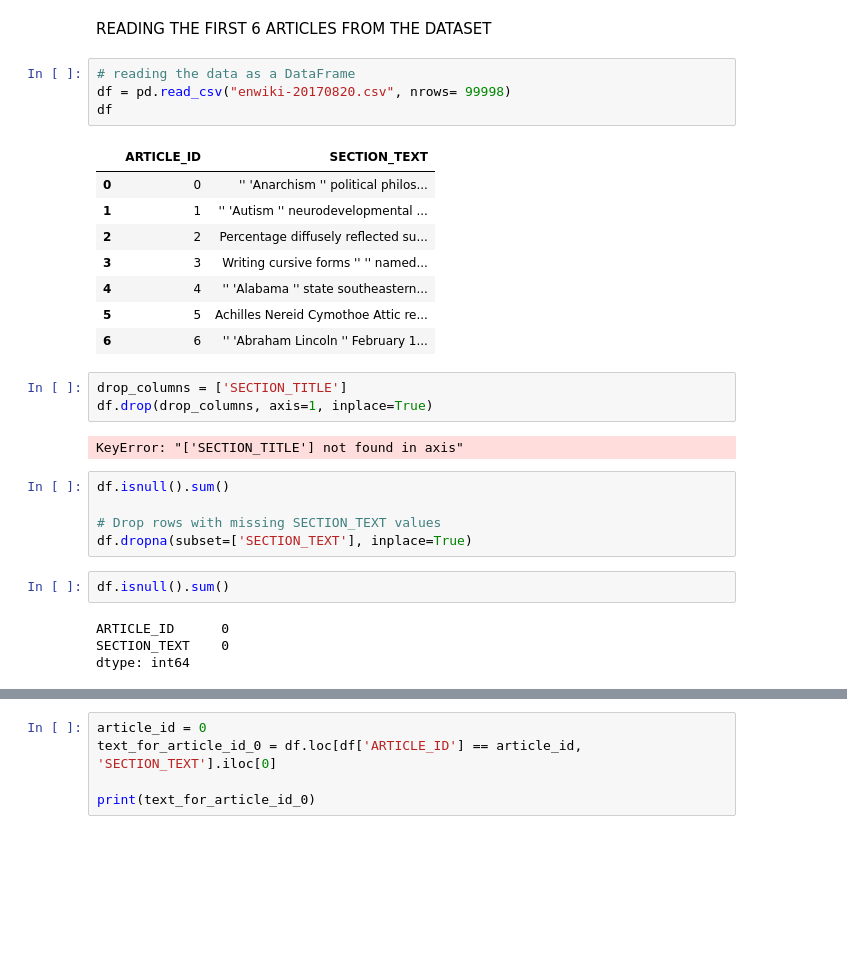
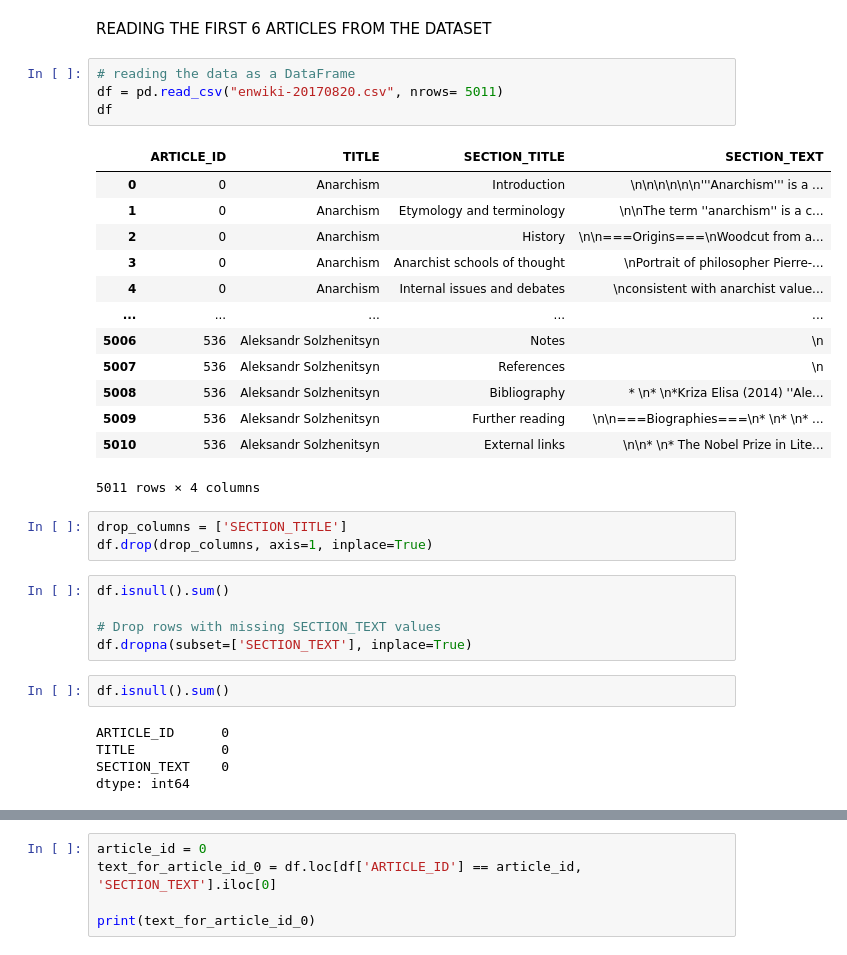
Before and after one commit to university1905/Big-Data-Analytics-, a Jupyter notebook: Final/Assignment3/Text_Preprocessing.ipynb, the cells around one changed output, grey strips where cells are left out. Cells and saved outputs as stored; diff of their text form; blank space fills up the shorter version.

```diff
--- a/Final/Assignment3/Text_Preprocessing.ipynb
+++ b/Final/Assignment3/Text_Preprocessing.ipynb
@@ -18,22 +18,25 @@ True
 READING THE FIRST 6 ARTICLES FROM THE DATASET
 # %%
 # reading the data as a DataFrame
-df = pd.read_csv("enwiki-20170820.csv", nrows= 99998)
+df = pd.read_csv("enwiki-20170820.csv", nrows= 5011)
 df
 # %% [output]
-|  | ARTICLE_ID | SECTION_TEXT |
-| 0 | 0 | '' 'Anarchism '' political philos... |
-| 1 | 1 | '' 'Autism '' neurodevelopmental ... |
-| 2 | 2 | Percentage diffusely reflected su... |
-| 3 | 3 | Writing cursive forms '' '' named... |
-| 4 | 4 | '' 'Alabama '' state southeastern... |
-| 5 | 5 | Achilles Nereid Cymothoe Attic re... |
-| 6 | 6 | '' 'Abraham Lincoln '' February 1... |
+|  | ARTICLE_ID | TITLE | SECTION_TITLE | SECTION_TEXT |
+| 0 | 0 | Anarchism | Introduction | \n\n\n\n\n\n'''Anarchism''' is a ... |
+| 1 | 0 | Anarchism | Etymology and terminology | \n\nThe term ''anarchism'' is a c... |
+| 2 | 0 | Anarchism | History | \n\n===Origins===\nWoodcut from a... |
+| 3 | 0 | Anarchism | Anarchist schools of thought | \nPortrait of philosopher Pierre-... |
+| 4 | 0 | Anarchism | Internal issues and debates | \nconsistent with anarchist value... |
+| ... | ... | ... | ... | ... |
+| 5006 | 536 | Aleksandr Solzhenitsyn | Notes | \n |
+| 5007 | 536 | Aleksandr Solzhenitsyn | References | \n |
+| 5008 | 536 | Aleksandr Solzhenitsyn | Bibliography | * \n* \n*Kriza Elisa (2014) ''Ale... |
+| 5009 | 536 | Aleksandr Solzhenitsyn | Further reading | \n\n===Biographies===\n* \n* \n* ... |
+| 5010 | 536 | Aleksandr Solzhenitsyn | External links | \n\n* \n* The Nobel Prize in Lite... |
+5011 rows × 4 columns
 # %%
 drop_columns = ['SECTION_TITLE']
 df.drop(drop_columns, axis=1, inplace=True)
-# %% [output]
-KeyError: "['SECTION_TITLE'] not found in axis"
 # %%
 df.isnull().sum()
 
@@ -43,6 +46,7 @@ df.dropna(subset=['SECTION_TEXT'], inplace=True)
 df.isnull().sum()
 # %% [output]
 ARTICLE_ID      0
+TITLE           0
 SECTION_TEXT    0
 dtype: int64
 # %%
```
Also changed, not shown: parts of 4 cells of this notebook, 6 other files.
